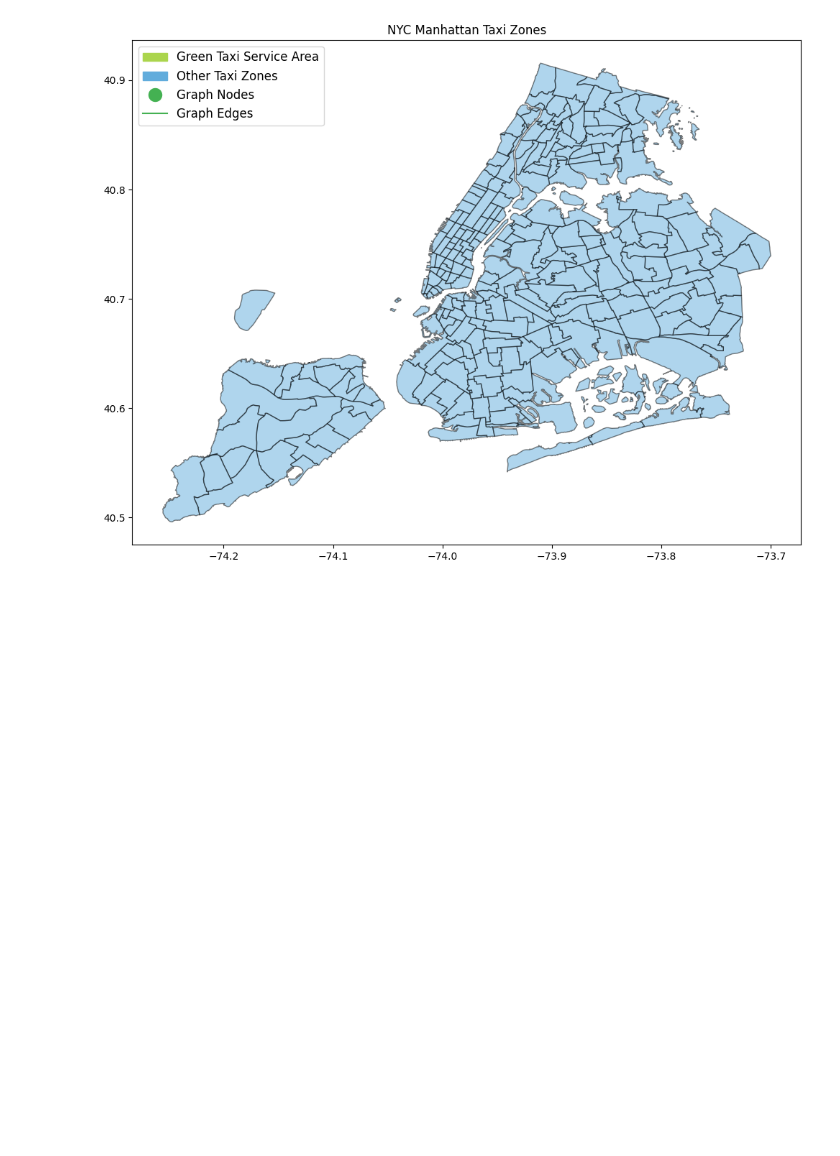
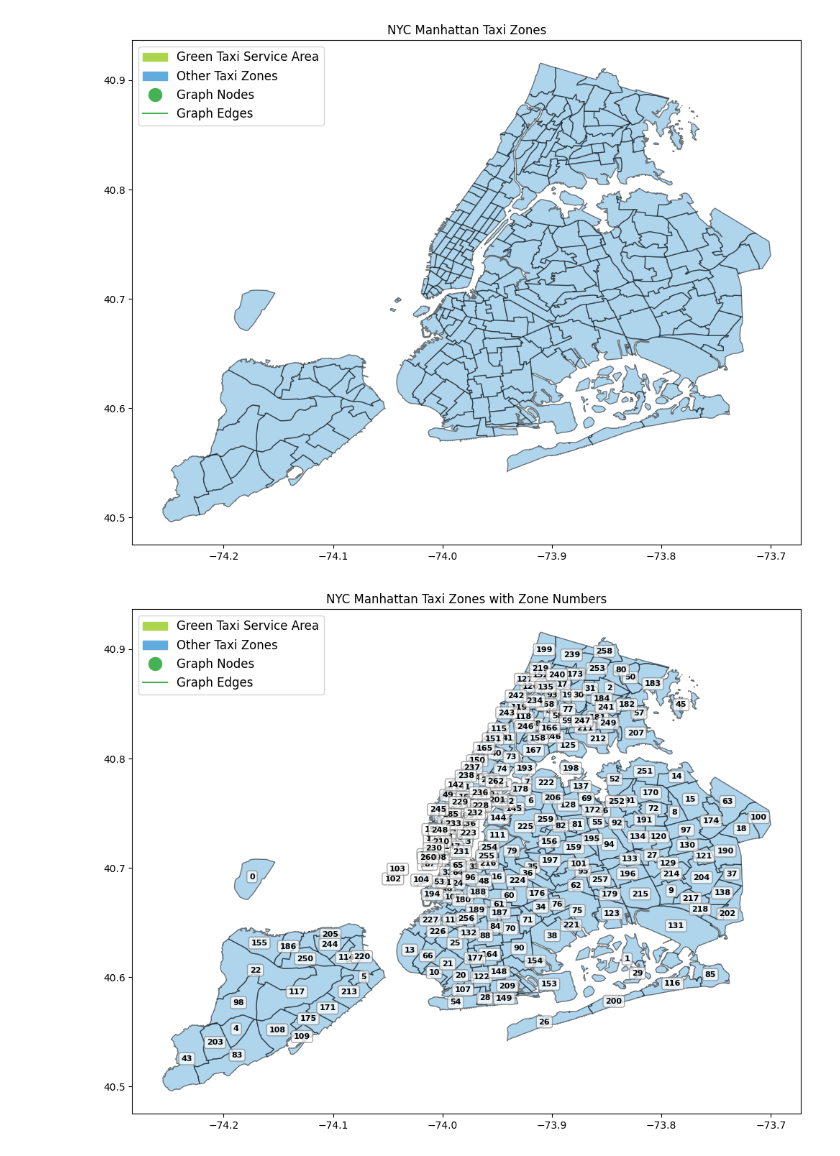
Before and after one commit to DingJin01/New-York-City-Taxi-Dataset, a Jupyter notebook: whole_NYC_data.ipynb, the cells around one changed output. Cells and saved outputs as stored; diff of their text form; code cells hidden in the pictures; blank space fills up the shorter version.

```diff
--- a/whole_NYC_data.ipynb
+++ b/whole_NYC_data.ipynb
@@ -52,3 +52,73 @@ ax.legend(handles=legend_handles, loc='upper left', prop={'size': 12})  # Adjust
 plt.show()
 # %% [output]
 [figure]
+# %%
+import geopandas as gpd
+import networkx as nx
+import matplotlib.pyplot as plt
+from matplotlib.patches import Patch
+from shapely.geometry import Point
+from matplotlib.lines import Line2D
+
+# Load the NYC taxi zones shapefile
+taxi_zones_gdf = gpd.read_file('data/raw/taxi_zones/taxi_zones.shp')
+
+# Filter to only include Manhattan zones
+manhattan_taxi_zones_gdf = taxi_zones_gdf.to_crs(epsg=4326)
+
+# Function to determine if a taxi zone contains any node
+def zone_contains_node(zone, node_coordinates):
+    return any(zone.geometry.contains(Point(coord)) for coord in node_coordinates.keys())
+
+# Assign colors based on whether the zone contains a node
+manhattan_taxi_zones_gdf['color'] = manhattan_taxi_zones_gdf.apply(
+    lambda row:  '#61acdc', axis=1
+)
+
+# Create a figure
+fig, ax = plt.subplots(figsize=(12, 12))
+
+# Plot taxi zones with color based on node presence
+manhattan_taxi_zones_gdf.plot(ax=ax, color=manhattan_taxi_zones_gdf['color'], edgecolor='black', alpha=0.5)
+
+# 添加区域编号标注
+for idx, row in manhattan_taxi_zones_gdf.iterrows():
+    # 获取区域的几何中心点
+    centroid = row.geometry.centroid
+
+    # 添加编号文本
+    # 使用 location_id 或 object_id 作为编号，根据你的数据选择合适的字段
+    zone_id = row.get('location_id', idx)  # 如果数据中有 location_id 字段则使用，否则使用索引
+
+    ax.text(
+        centroid.x, centroid.y,
+        str(zone_id),
+        fontsize=8,
+        ha='center',
+        va='center',
+        fontweight='bold',
+        bbox=dict(boxstyle="round,pad=0.3", facecolor='white', edgecolor='gray', alpha=0.7)
+    )
+
+# Set aspect ratio to equal
+ax.set_aspect('equal')
+
+# Add title
+plt.title("NYC Manhattan Taxi Zones with Zone Numbers")
+
+# Create custom legend handles
+legend_handles = [
+    Patch(color='#abd54d', label='Green Taxi Service Area'),
+    Patch(color='#61acdc', label='Other Taxi Zones'),
+    Line2D([0], [0], marker='o', color='w', label='Graph Nodes', markerfacecolor='#44b152', markersize=15),
+    Line2D([0], [0], color='#44b152', lw=1.5, label='Graph Edges')  # Line for edges
+]
+
+# Update legend
+ax.legend(handles=legend_handles, loc='upper left', prop={'size': 12})  # Adjust font size
+
+# plt.savefig("NYC_map.svg", format="svg")
+
+plt.show()
+# %% [output]
+[figure, added]
```
Also changed, not shown: 3 other files.
